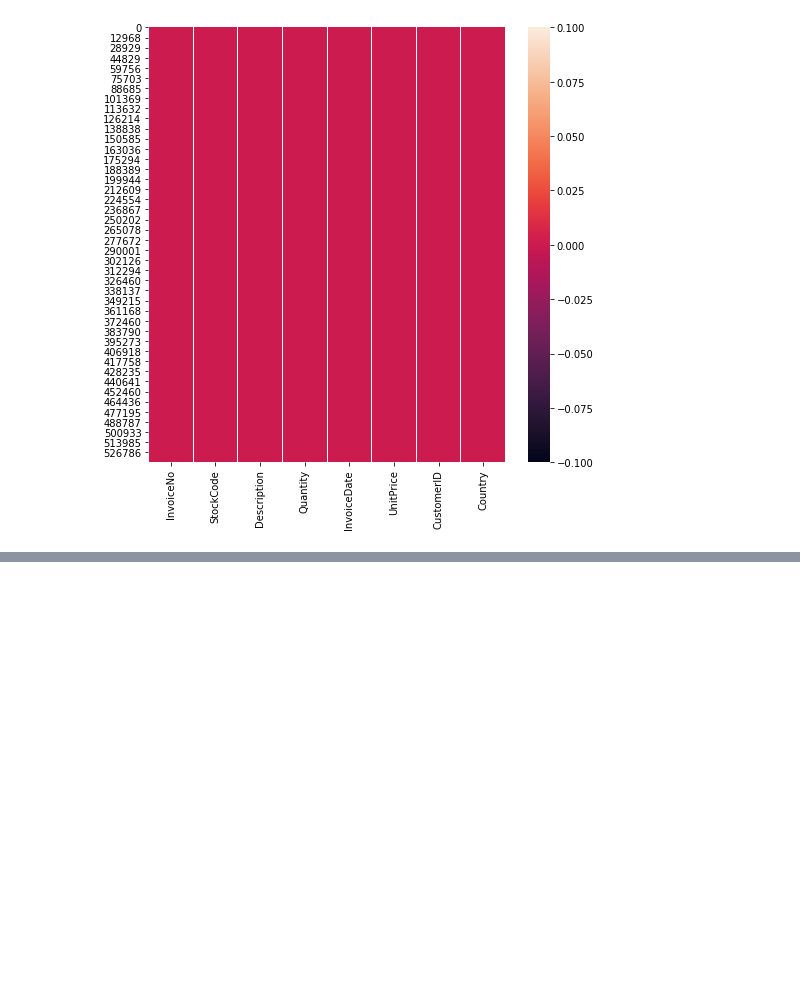
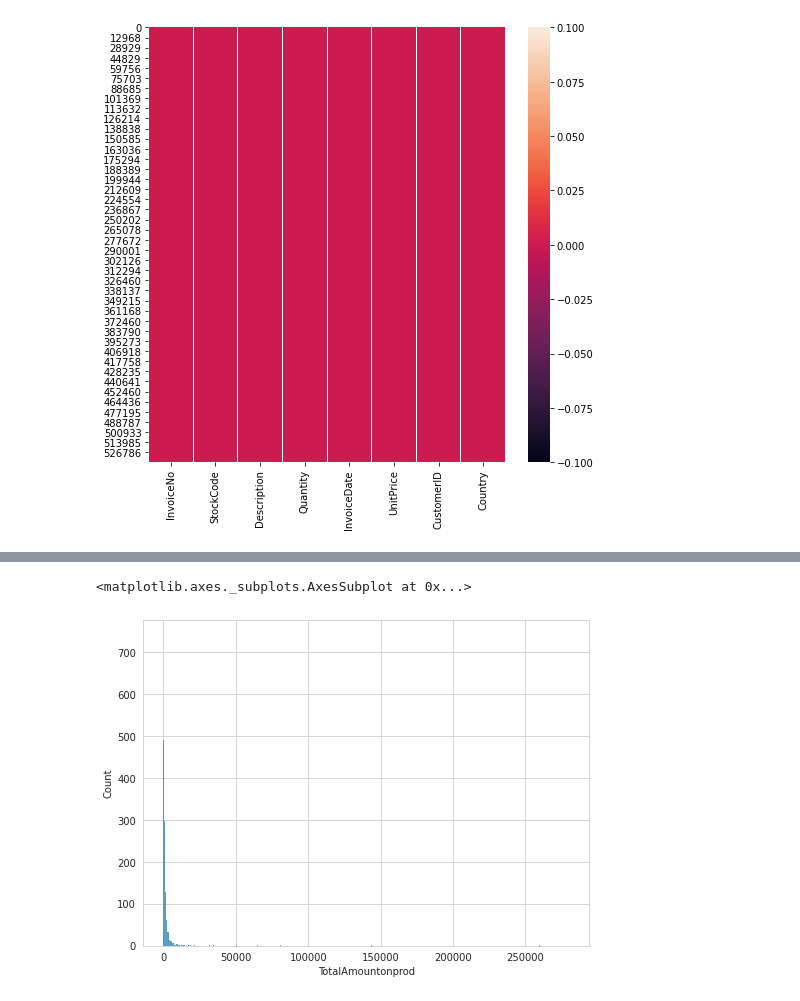
Before and after one commit to Vridhip/Online_Retail_Customer_Segmentation, a Jupyter notebook: Vridhi_Parmar_Online_Retail_Customer_Segmentation_.ipynb, the cells around one changed output, grey strips where cells are left out. Saved outputs shown, nothing was run; the diff lists cells and outputs as text; code cells hidden in the pictures; blank space fills up the shorter version.

```diff
--- a/Vridhi_Parmar_Online_Retail_Customer_Segmentation_.ipynb
+++ b/Vridhi_Parmar_Online_Retail_Customer_Segmentation_.ipynb
@@ -151,0 +292,8 @@ sns.heatmap(nan_values)
+# %%
+# lets see the most amount of money paid on a perticular Invoice
+Total_sales= data.groupby('CustomerID').sum().reset_index()
+plt.figure(figsize=(8,6))
+sns.histplot(Total_sales['TotalAmountonprod'])
+# %% [output]
+<matplotlib.axes._subplots.AxesSubplot at 0x...>
+[figure, added]
```
Also changed, not shown: parts of 14 cells of this notebook.
